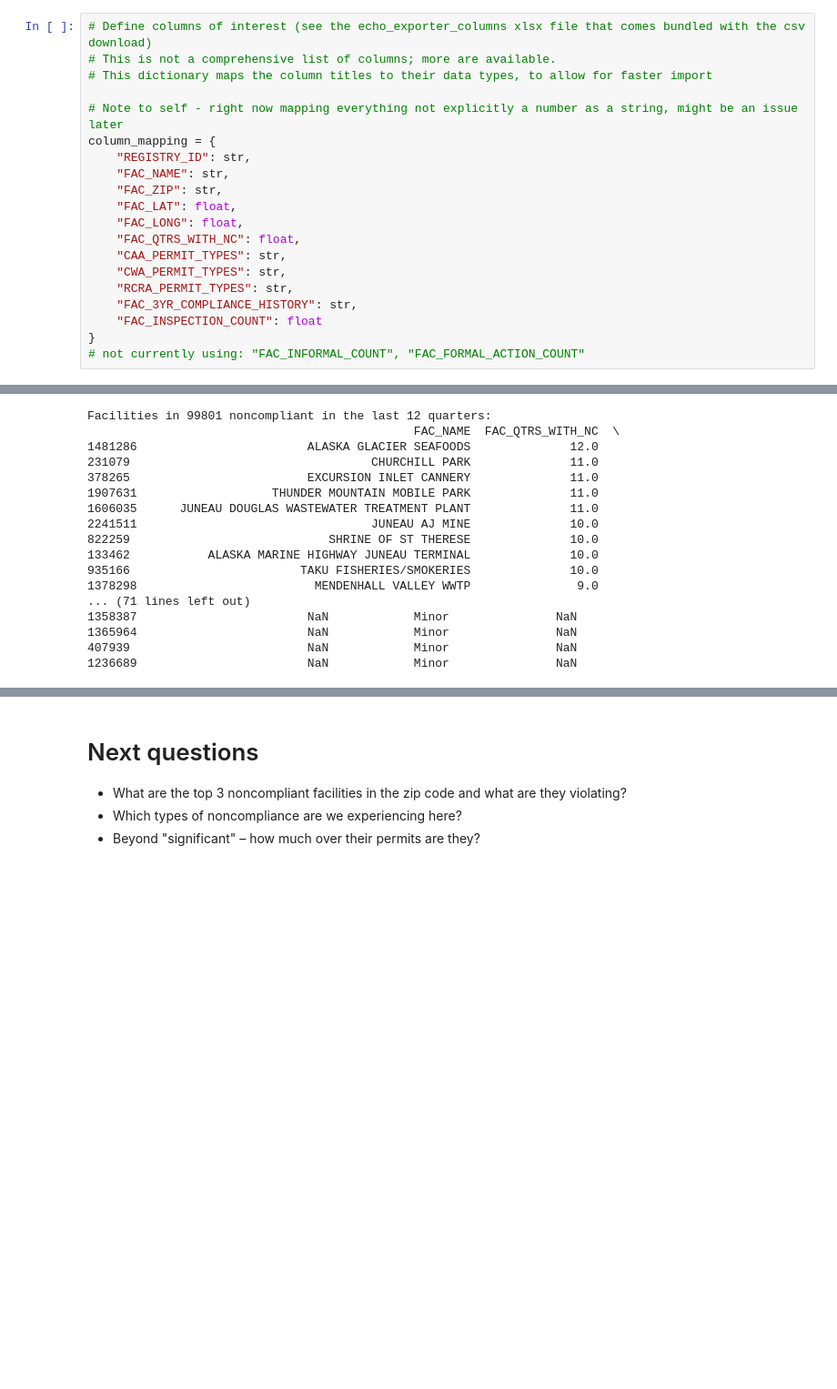
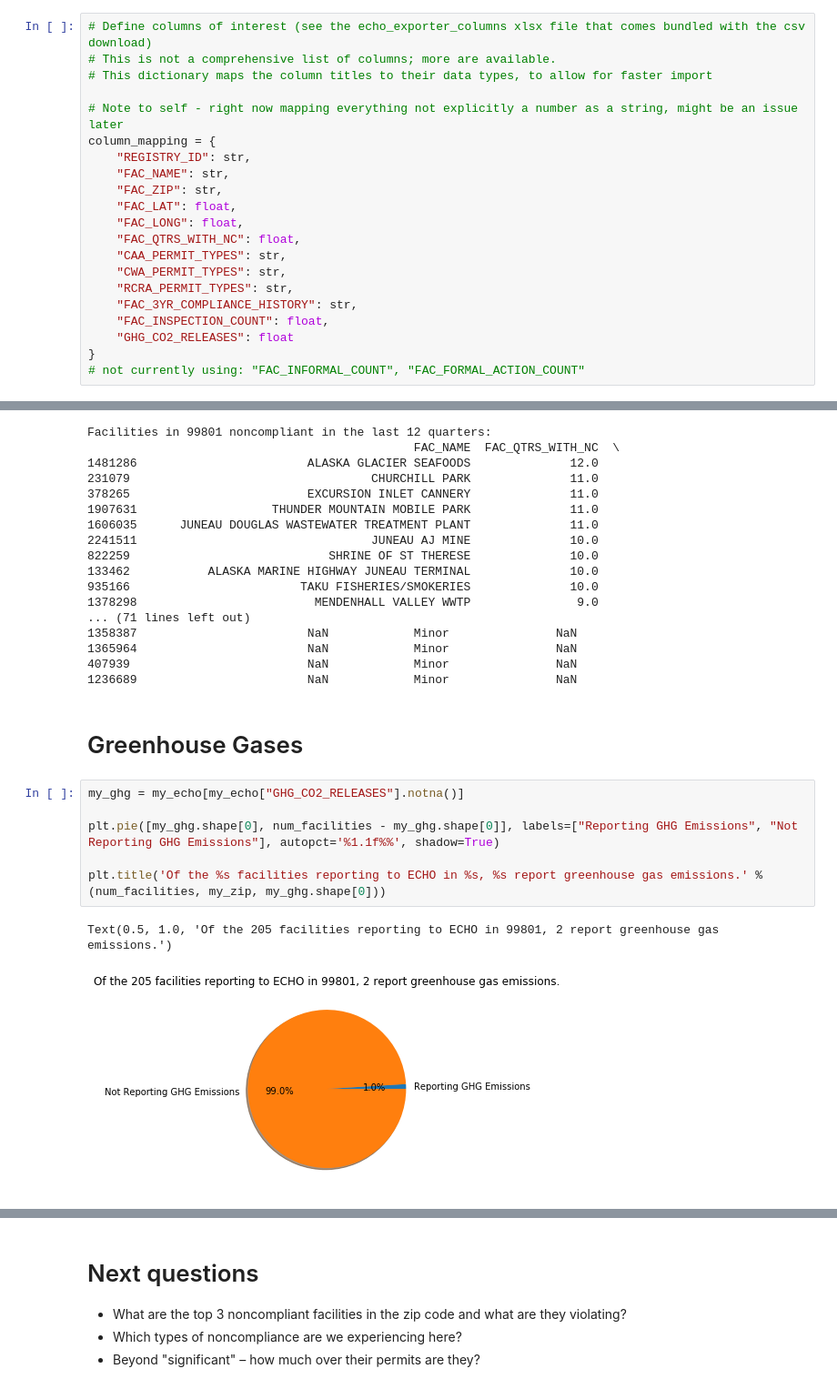
Before and after one commit to edgi-govdata-archiving/ECHO-by-Zip-Code, a Jupyter notebook: echo-by-zip.ipynb, the cells around one changed output, grey strips where cells are left out. Shown at 91% size. Cells and saved outputs as stored; diff of their text form; blank space fills up the shorter version.

Commit message:
adds some processing for ghg emissions

```diff
--- a/echo-by-zip.ipynb
+++ b/echo-by-zip.ipynb
@@ -45,7 +45,8 @@ column_mapping = {
     "CWA_PERMIT_TYPES": str,
     "RCRA_PERMIT_TYPES": str,
     "FAC_3YR_COMPLIANCE_HISTORY": str,
-    "FAC_INSPECTION_COUNT": float
+    "FAC_INSPECTION_COUNT": float,
+    "GHG_CO2_RELEASES": float
 }
 # not currently using: "FAC_INFORMAL_COUNT", "FAC_FORMAL_ACTION_COUNT"
 # %%
@@ -204,3 +205,14 @@ Facilities in 99801 noncompliant in the last 12 quarters:
 1365964                        NaN            Minor               NaN
 407939                         NaN            Minor               NaN
 1236689                        NaN            Minor               NaN
+# %% [markdown]
+# Greenhouse Gases
+# %%
+my_ghg = my_echo[my_echo["GHG_CO2_RELEASES"].notna()]
+
+plt.pie([my_ghg.shape[0], num_facilities - my_ghg.shape[0]], labels=["Reporting GHG Emissions", "Not Reporting GHG Emissions"], autopct='%1.1f%%', shadow=True)
+
+plt.title('Of the %s facilities reporting to ECHO in %s, %s report greenhouse gas emissions.' %(num_facilities, my_zip, my_ghg.shape[0]))
+# %% [output]
+Text(0.5, 1.0, 'Of the 205 facilities reporting to ECHO in 99801, 2 report greenhouse gas emissions.')
+[figure, added]
```
Also changed, not shown: parts of 3 cells of this notebook.
